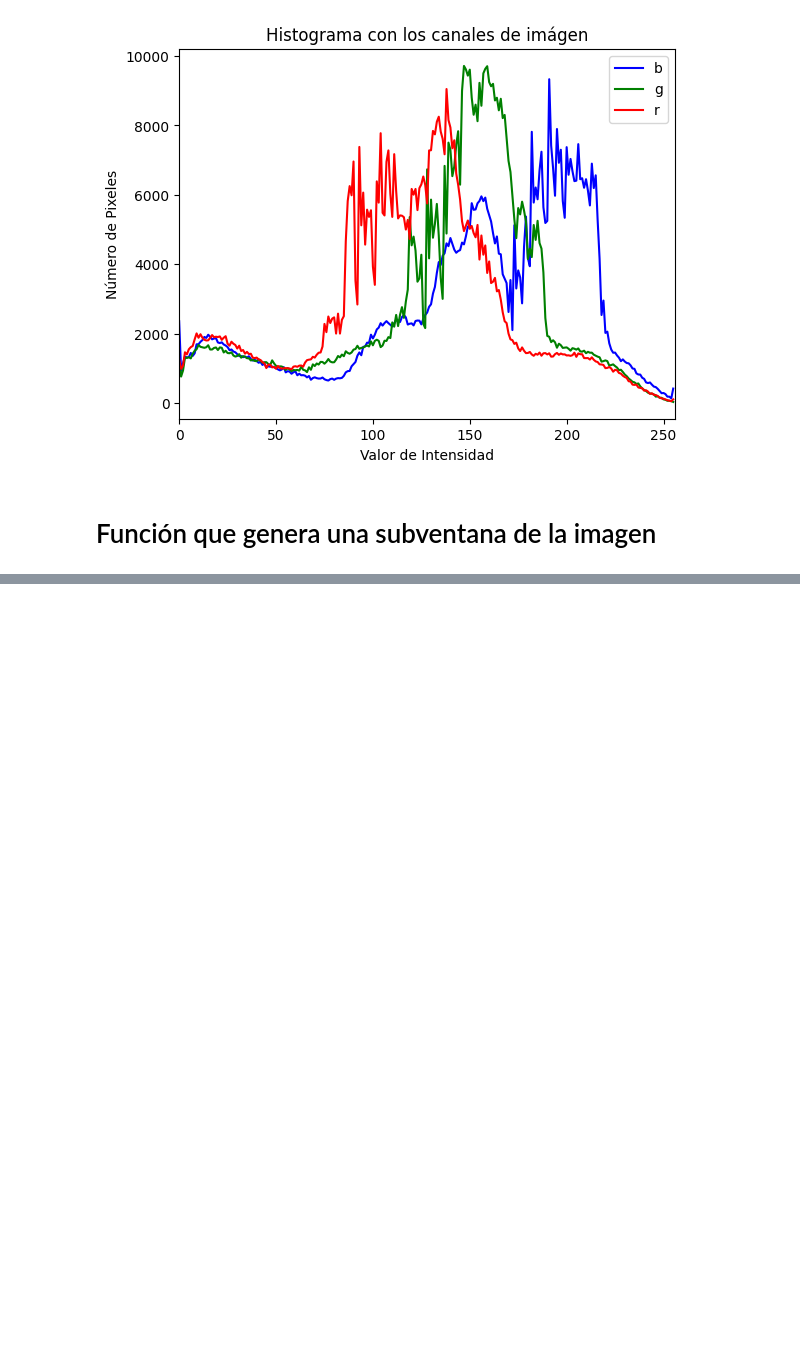
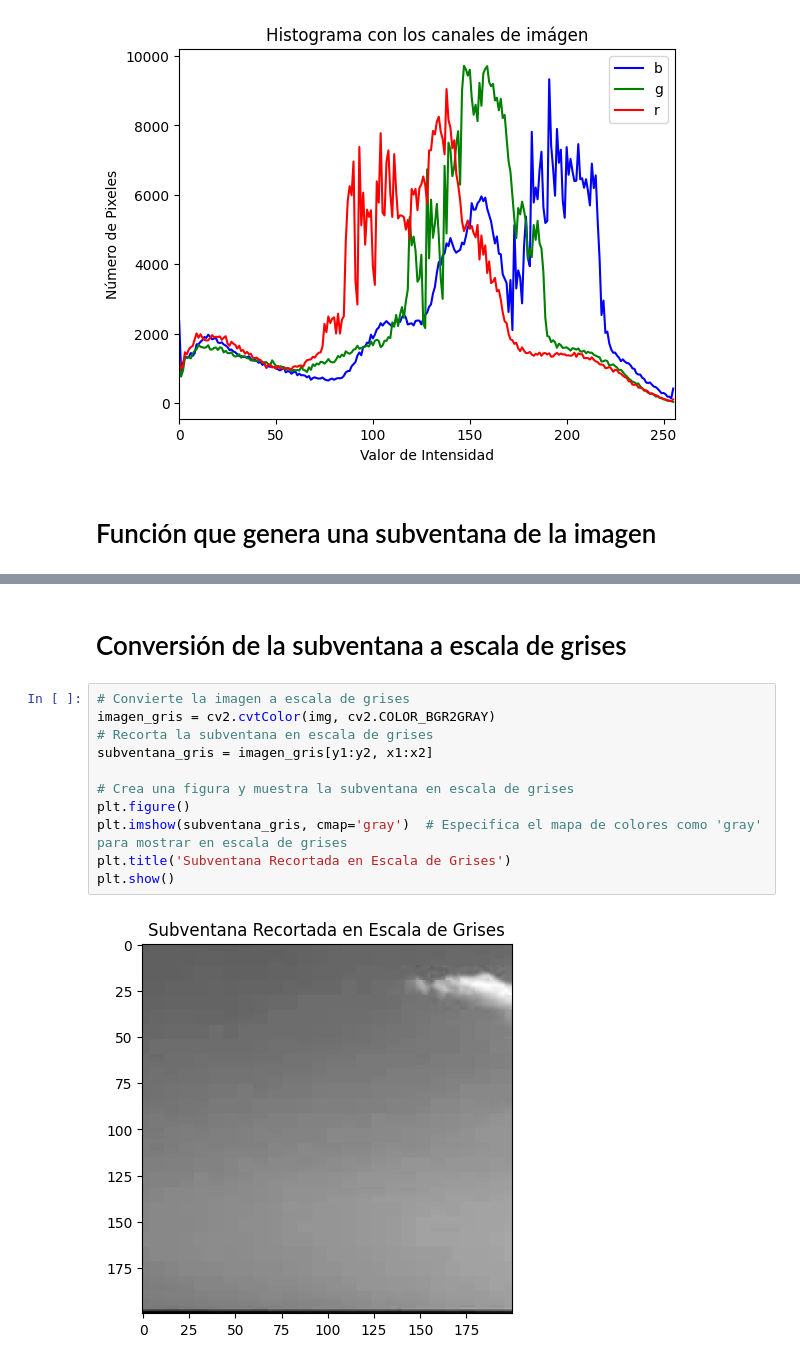
Before and after one commit to AranzaMich/Pr-ctica-1.2-An-lisis-Inicial-Imagen-Digital-, a Jupyter notebook: vision-1.ipynb, the cells around one changed output, grey strips where cells are left out. Cells and saved outputs as stored; diff of their text form; blank space fills up the shorter version.

```diff
--- a/vision-1.ipynb
+++ b/vision-1.ipynb
@@ -55,0 +59,15 @@ cv2.destroyAllWindows()
+# %% [markdown]
+# Conversión de la subventana a escala de grises
+# %%
+# Convierte la imagen a escala de grises
+imagen_gris = cv2.cvtColor(img, cv2.COLOR_BGR2GRAY)
+# Recorta la subventana en escala de grises
+subventana_gris = imagen_gris[y1:y2, x1:x2]
+
+# Crea una figura y muestra la subventana en escala de grises
+plt.figure()
+plt.imshow(subventana_gris, cmap='gray')  # Especifica el mapa de colores como 'gray' para mostrar en escala de grises
+plt.title('Subventana Recortada en Escala de Grises')
+plt.show()
+# %% [output]
+[figure, added]
```
Also changed, not shown: parts of 1 cell of this notebook.
